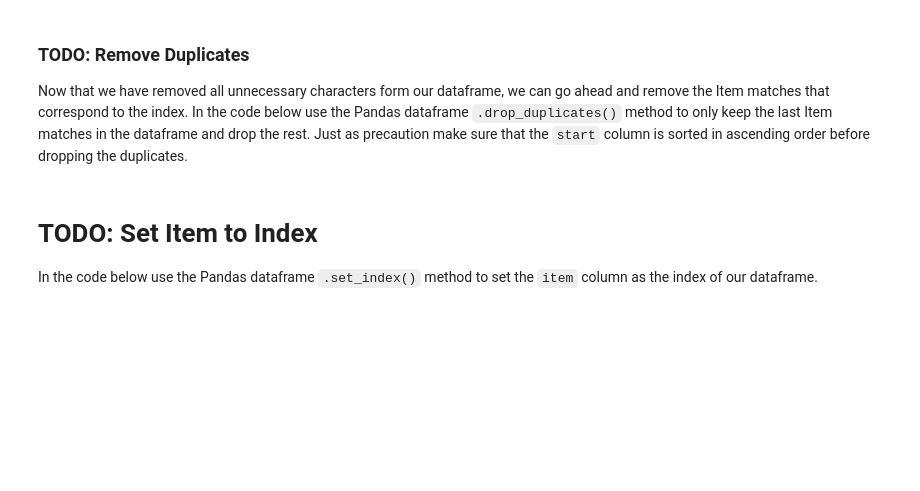
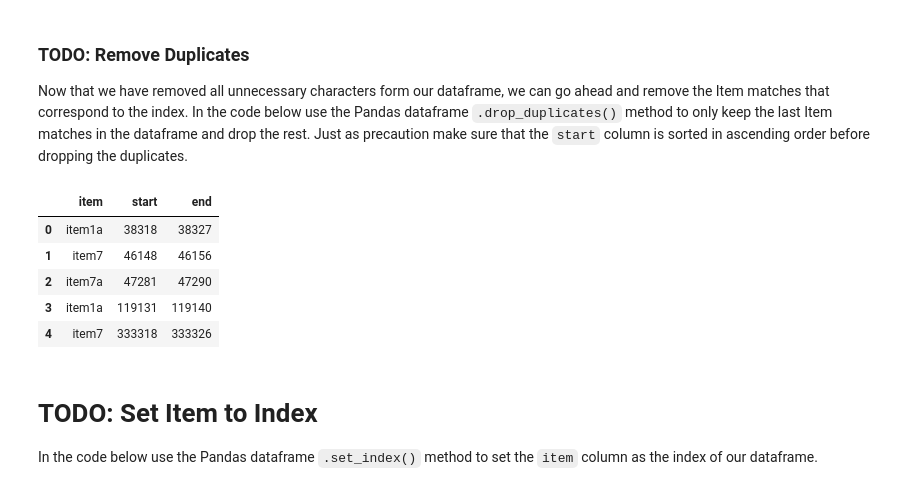
Before and after one commit to fagan2888/ai_algorithms_trading-term2, a Jupyter notebook: lesson_notebooks/l5/regex/applying_regexes_10ks.ipynb, the cells around one changed output. Drawn from its saved outputs; the diff is of its cells as text; code cells hidden in the pictures; blank space fills up the shorter version.

```diff
--- a/lesson_notebooks/l5/regex/applying_regexes_10ks.ipynb
+++ b/lesson_notebooks/l5/regex/applying_regexes_10ks.ipynb
@@ -153,9 +183,17 @@ As we can see, our dataframe, in particular the `item` column, contains some unn
 Now that we have removed all unnecessary characters form our dataframe, we can go ahead and remove the Item matches that correspond to the index. In the code below use the Pandas dataframe `.drop_duplicates()` method to only keep the last Item matches in the dataframe and drop the rest. Just as precaution make sure that the `start` column is sorted in ascending order before dropping the duplicates.
 # %%
 # Drop duplicates
-pos_dat =
+pos_dat = df.sort_values(by=['start'], ascending=True).drop_duplicates(keep='last')
 
 # Display the dataframe
+pos_dat.head()
+# %% [output]
+|  | item | start | end |
+| 0 | item1a | 38318 | 38327 |
+| 1 | item7 | 46148 | 46156 |
+| 2 | item7a | 47281 | 47290 |
+| 3 | item1a | 119131 | 119140 |
+| 4 | item7 | 333318 | 333326 |
 # %% [markdown]
 # TODO: Set Item to Index
 
```
Also changed, not shown: parts of 11 cells of this notebook, 7 other files.
